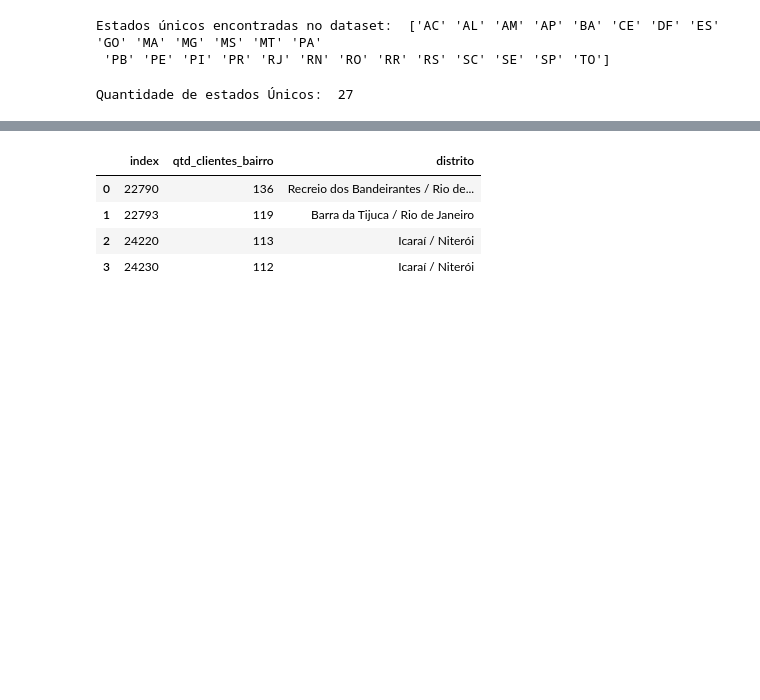
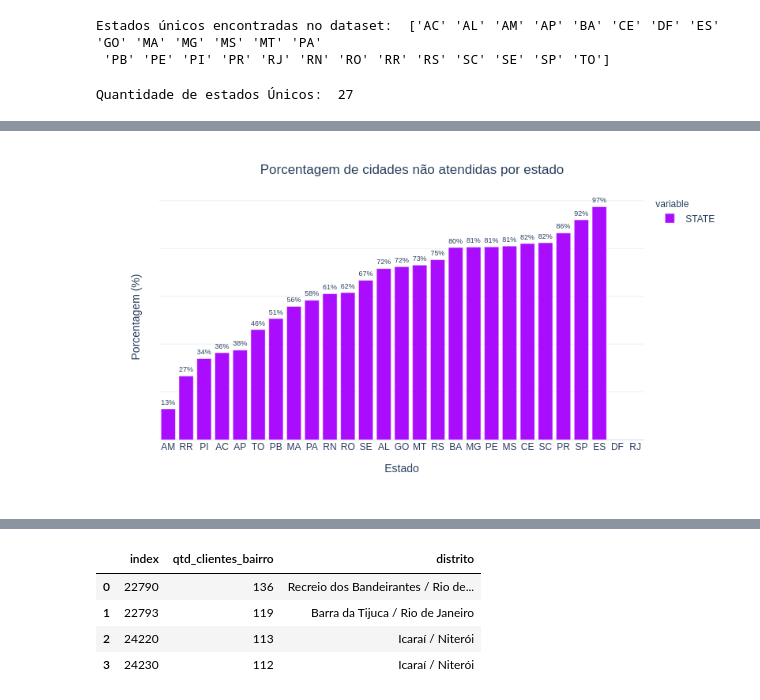
Before and after one commit to vf-fontes/intro-cd, a Jupyter notebook: 20200930_Olist.ipynb, the cells around one changed output, grey strips where cells are left out. Cells and saved outputs as stored; diff of their text form; code cells hidden in the pictures; blank space fills up the shorter version.

```diff
--- a/20200930_Olist.ipynb
+++ b/20200930_Olist.ipynb
@@ -413,0 +192,9 @@ df_top4_bairros
+# %%
+data = 100-((df_cidades_sem_clientes.STATE.value_counts()*100)/df_cidades_brasil.STATE.value_counts())
+fig = px.bar(data.sort_values(ascending=True),labels={'value': 'Porcentagem (%)', 'index':'Estado'},text=data.sort_values(ascending=True),color_discrete_sequence=px.colors.qualitative.Alphabet,template='plotly_white')
+fig.update_layout(title={'text' :'Porcentagem de cidades não atendidas por estado','y': 0.95,'x': 0.5})
+fig.update_traces(texttemplate='%{text:.2s}%', textposition='outside')
+fig.update_yaxes(showticklabels=False)
+gitly.show(fig)
+# %% [output]
+[figure, added]
```
Also changed, not shown: parts of 68 cells of this notebook.
